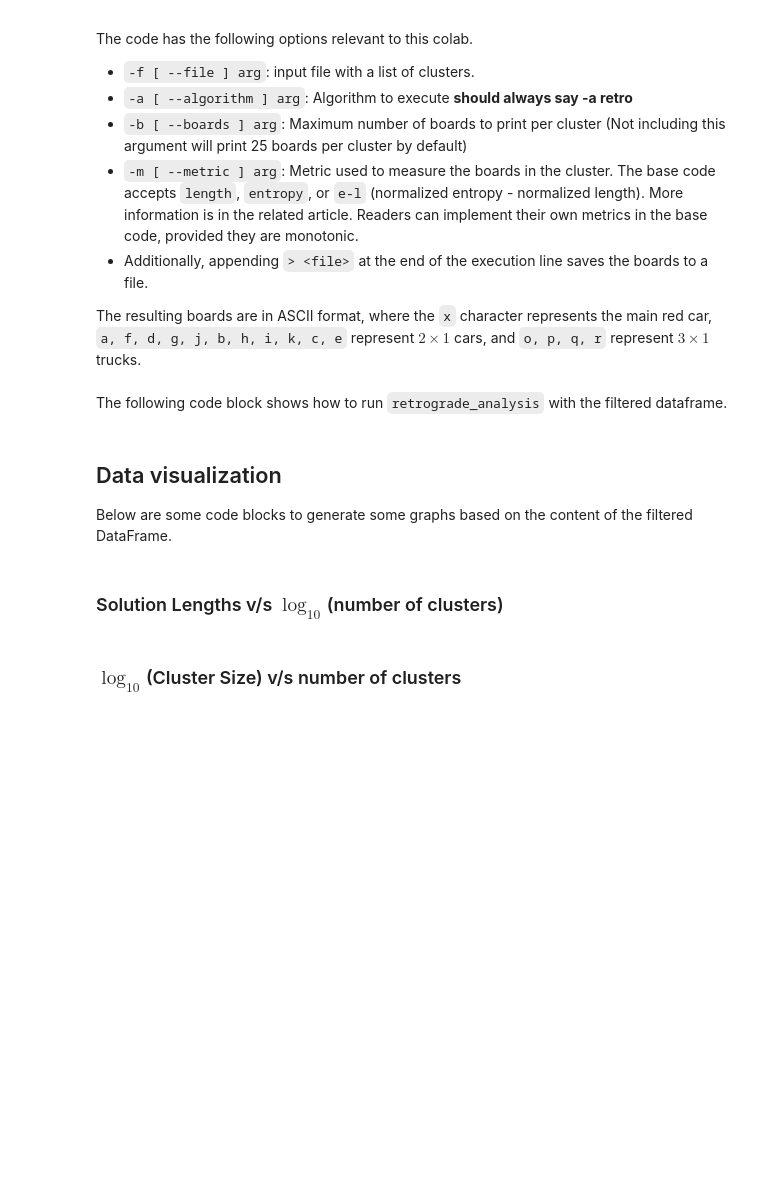
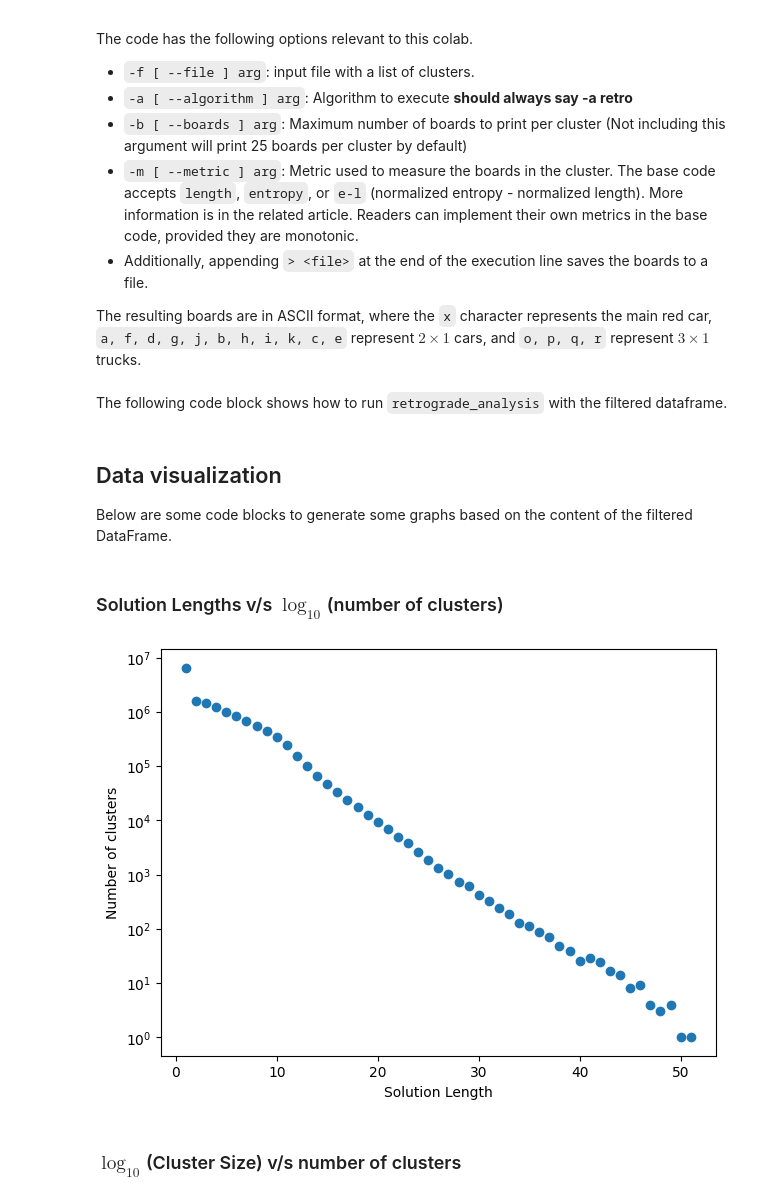
Before and after one commit to boredanon/RushHourClusterDataset, a Jupyter notebook: RushHour.ipynb, the cells around one changed output. Drawn from its saved outputs; the diff is of its cells as text; code cells hidden in the pictures; blank space fills up the shorter version.

```diff
--- a/RushHour.ipynb
+++ b/RushHour.ipynb
@@ -158,9 +158,9 @@ def cluster_filter_by_length(df_or_lf : pl.DataFrame | pl.LazyFrame, min : int,
     return _finalize_if_lazy(result)
 
 # Filters the dataset by number of pieces.
-def cluster_filter_by_pieces(df_or_lf : pl.DataFrame | pl.LazyFrame, mode : CountMode, target_count : int) -> pl.DataFrame:
+def cluster_filter_by_pieces(df_or_lf : pl.DataFrame | pl.LazyFrame, mode : CountMode, min : int, max : int) -> pl.DataFrame:
     piece_count_expr = _calculate_piece_count(pl.col("Cluster"), mode)
-    result = df_or_lf.filter(piece_count_expr == target_count)
+    result = df_or_lf.filter(piece_count_expr.is_between(min, max))
     return _finalize_if_lazy(result)
 
 ## Available, but not recommended due to memory constraints: Filtering by legal and solution.
@@ -230,0 +220,10 @@ print(df)
+# %%
+## WARNING: This code might take a few minutes to run.
+
+# Read metadata of the file.
+lazy_df = pl.scan_csv("RushHourDataset/part*.txt")
+
+# First query always starts with "lazy_df".
+# This will return every cluster with solution.
+filtered_df = cluster_filter_by_length(lazy_df, 1, 52)
+print(filtered_df)
@@ -230,0 +249,7 @@ print(df)
+# %%
+#Queries can be chained.
+
+#Example: By filtering with this query, we obtain all clusters with solutions
+#from the previous query, but now that also have exactly 12 pieces.
+filtered_df = cluster_filter_by_pieces(filtered_df, CountMode.TOTAL, 12, 12)
+print(filtered_df)
@@ -308,34 +352,36 @@ Below are some code blocks to generate some graphs based on the content of the f
 # %%
 import math
 import numpy as np
 import matplotlib.pyplot as plt
 import matplotlib.ticker as ticker
 
 counts = (
-    df.group_by("Max Length")
+    filtered_df.group_by("Max Length")
     .len(name="Number of Clusters")
     .sort("Max Length")
 )
 
 x = counts['Max Length'].to_numpy()
 y = counts['Number of Clusters'].to_numpy()
 log_y = np.log10(y)
 
 plt.scatter(x, log_y)
 
 plt.xlabel("Solution Length")
-plt.ylabel(r"$\log_{10}$(number of clusters)")
+plt.ylabel(r"Number of clusters")
 
 
 y_min = int(np.floor(log_y.min()))
 y_max = int(np.ceil(log_y.max()))
 exact_ticks = np.arange(y_min, y_max + 1, 1)
 plt.yticks(exact_ticks)
 plt.gca().yaxis.set_major_locator(ticker.MultipleLocator(1))
 plt.gca().yaxis.set_major_formatter(ticker.FormatStrFormatter('$10^{%g}$'))
 
 plt.tight_layout()
 plt.show()
+# %% [output]
+[figure, added]
 # %% [markdown]
 ### $\log_{10}$(Cluster Size) v/s number of clusters
 # %%
```
Also changed, not shown: parts of 11 cells of this notebook.
